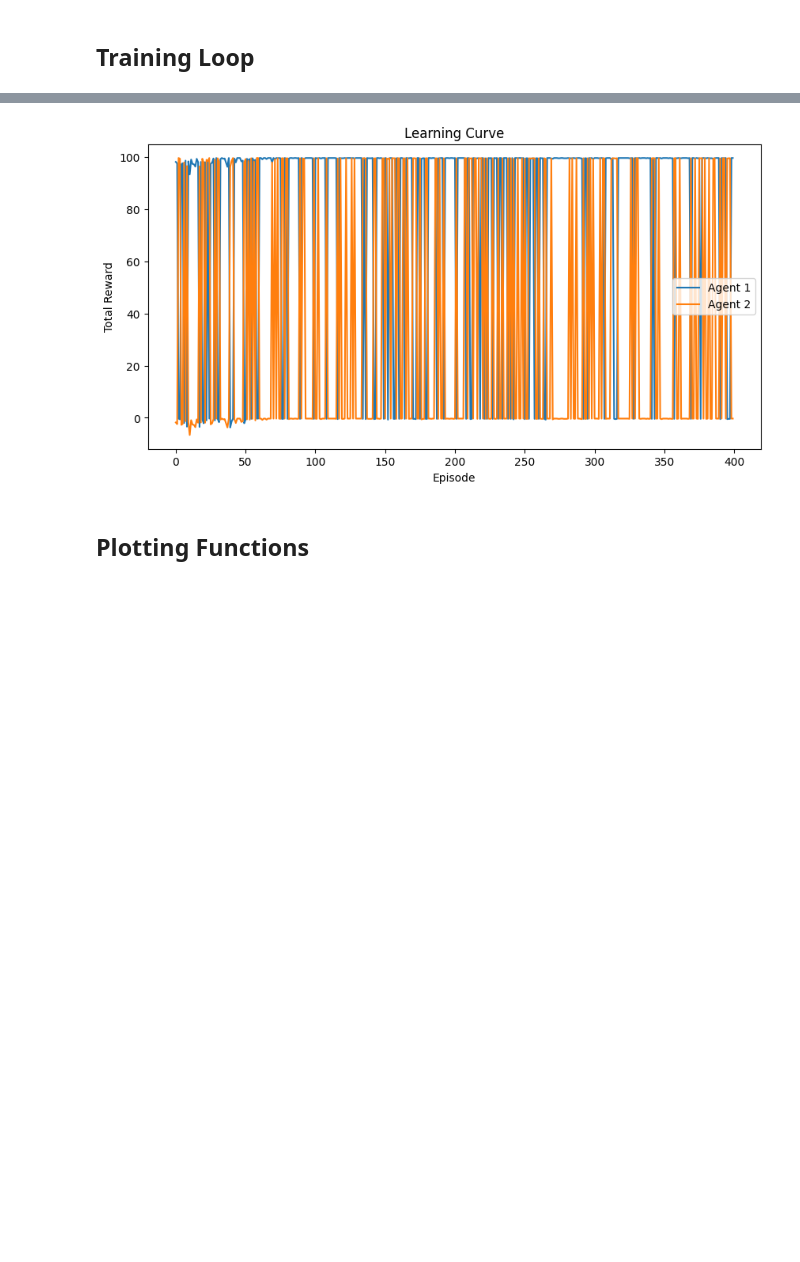
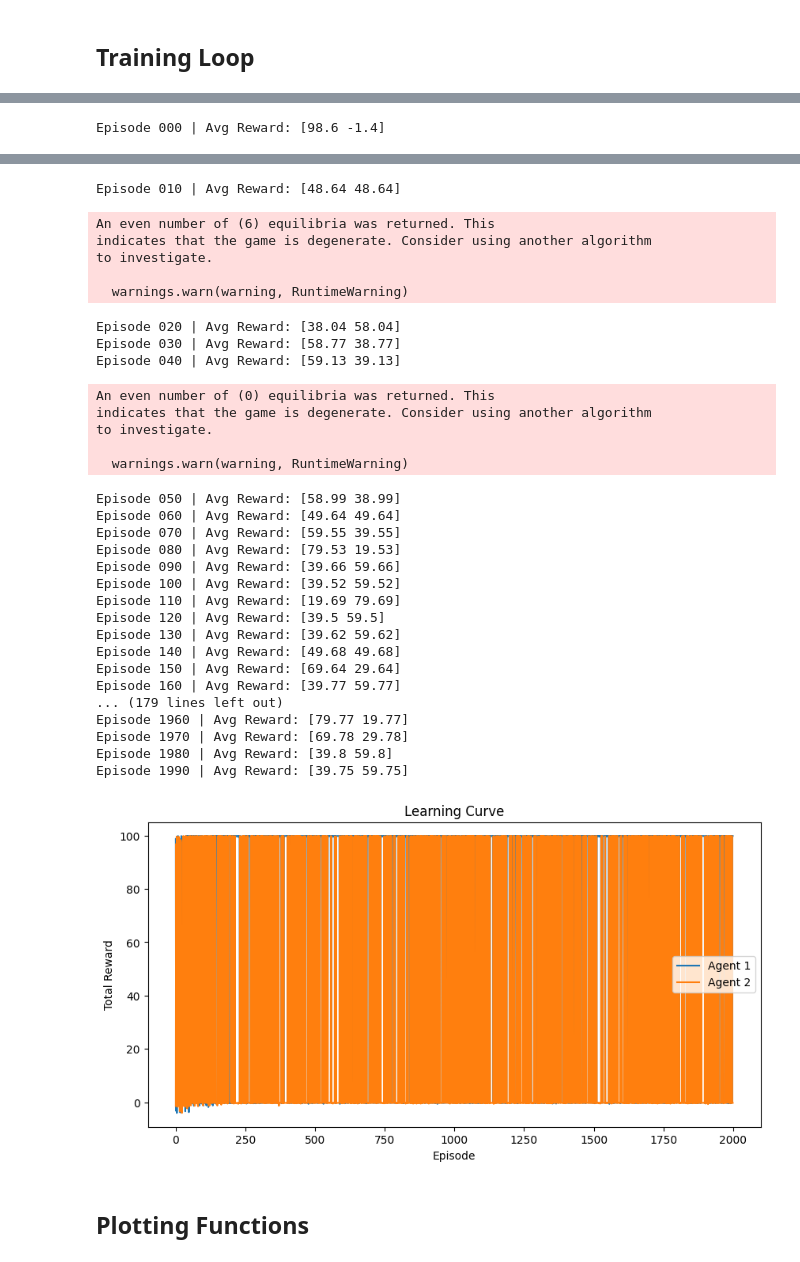
Before and after one commit to valeriacerciello/uzh-masters-project, a Jupyter notebook: Nash-Q-Learning.ipynb, the cells around one changed output, grey strips where cells are left out. Drawn from its saved outputs; the diff is of its cells as text; code cells hidden in the pictures; blank space fills up the shorter version.

```diff
--- a/Nash-Q-Learning.ipynb
+++ b/Nash-Q-Learning.ipynb
@@ -196,9 +197,9 @@ class GridGame2(gym.Env):
     def __init__(self):
         self.grid_size = grid_size
         self.n_agents = 2
-        self.goals = [(0, 0), (0, 2)]  # Agent 1 and 2 goals
+        self.goals = [(0,1), (0,1)]  # Agent 1 and 2 goals
         self.max_steps = max_steps
-        self.init_positions = [(2, 2), (2, 0)] # Agent 1 and 2 init positions
+        self.init_positions = [(2, 0), (2, 2)] # Agent 1 and 2 init positions
 
 
         # Action space: 4 actions per agent
@@ -253,10 +254,11 @@ class GridGame2(gym.Env):
                 done = False  # Agents stay in place
 
             else:
+                # Enforce agent to move a better efficiency
                 reward1 = reward2 = -0.1
 
 
-        # Enforce agent to move a better efficiency
+
 
         # Force episode end after max_steps
         done = done or self.steps >= self.max_steps
@@ -445,7 +457,7 @@ env = GridGame2()
 agent = NashQLearner(env, alpha=0.1, gamma=0.99, epsilon=0.5)
 all_episode_rewards = []
 epsilon_decay = []
-n_episodes = 400
+n_episodes = 2000
 for episode in range(n_episodes):
     state = env.reset()
     done = False
@@ -461,7 +473,7 @@ for episode in range(n_episodes):
 
 
     all_episode_rewards.append(total_reward)
-    agent.epsilon *= 0.95
+    agent.epsilon *= 0.99
     epsilon_decay.append(agent.epsilon)
 
     if episode % 10 == 0:
@@ -490,0 +496 @@ Episode 390 | Avg Reward: [89.61 39.61]
+Episode 000 | Avg Reward: [98.6 -1.4]
@@ -491,4 +514,35 @@ Episode 390 | Avg Reward: [89.61 39.61]
+Episode 010 | Avg Reward: [48.64 48.64]
+An even number of (6) equilibria was returned. This
+indicates that the game is degenerate. Consider using another algorithm
+to investigate.
+
+  warnings.warn(warning, RuntimeWarning)
+Episode 020 | Avg Reward: [38.04 58.04]
+Episode 030 | Avg Reward: [58.77 38.77]
+Episode 040 | Avg Reward: [59.13 39.13]
+An even number of (0) equilibria was returned. This
+indicates that the game is degenerate. Consider using another algorithm
+to investigate.
+
+  warnings.warn(warning, RuntimeWarning)
+Episode 050 | Avg Reward: [58.99 38.99]
+Episode 060 | Avg Reward: [49.64 49.64]
+Episode 070 | Avg Reward: [59.55 39.55]
+Episode 080 | Avg Reward: [79.53 19.53]
+Episode 090 | Avg Reward: [39.66 59.66]
+Episode 100 | Avg Reward: [39.52 59.52]
+Episode 110 | Avg Reward: [19.69 79.69]
+Episode 120 | Avg Reward: [39.5 59.5]
+Episode 130 | Avg Reward: [39.62 59.62]
+Episode 140 | Avg Reward: [49.68 49.68]
+Episode 150 | Avg Reward: [69.64 29.64]
+Episode 160 | Avg Reward: [39.77 59.77]
+... (179 lines left out)
+Episode 1960 | Avg Reward: [79.77 19.77]
+Episode 1970 | Avg Reward: [69.78 29.78]
+Episode 1980 | Avg Reward: [39.8 59.8]
+Episode 1990 | Avg Reward: [39.75 59.75]
-[figure, old version]
+[figure, new version]
 # %% [markdown]
 ## Plotting Functions
 # %%
```
Also changed, not shown: parts of 7 cells of this notebook.
